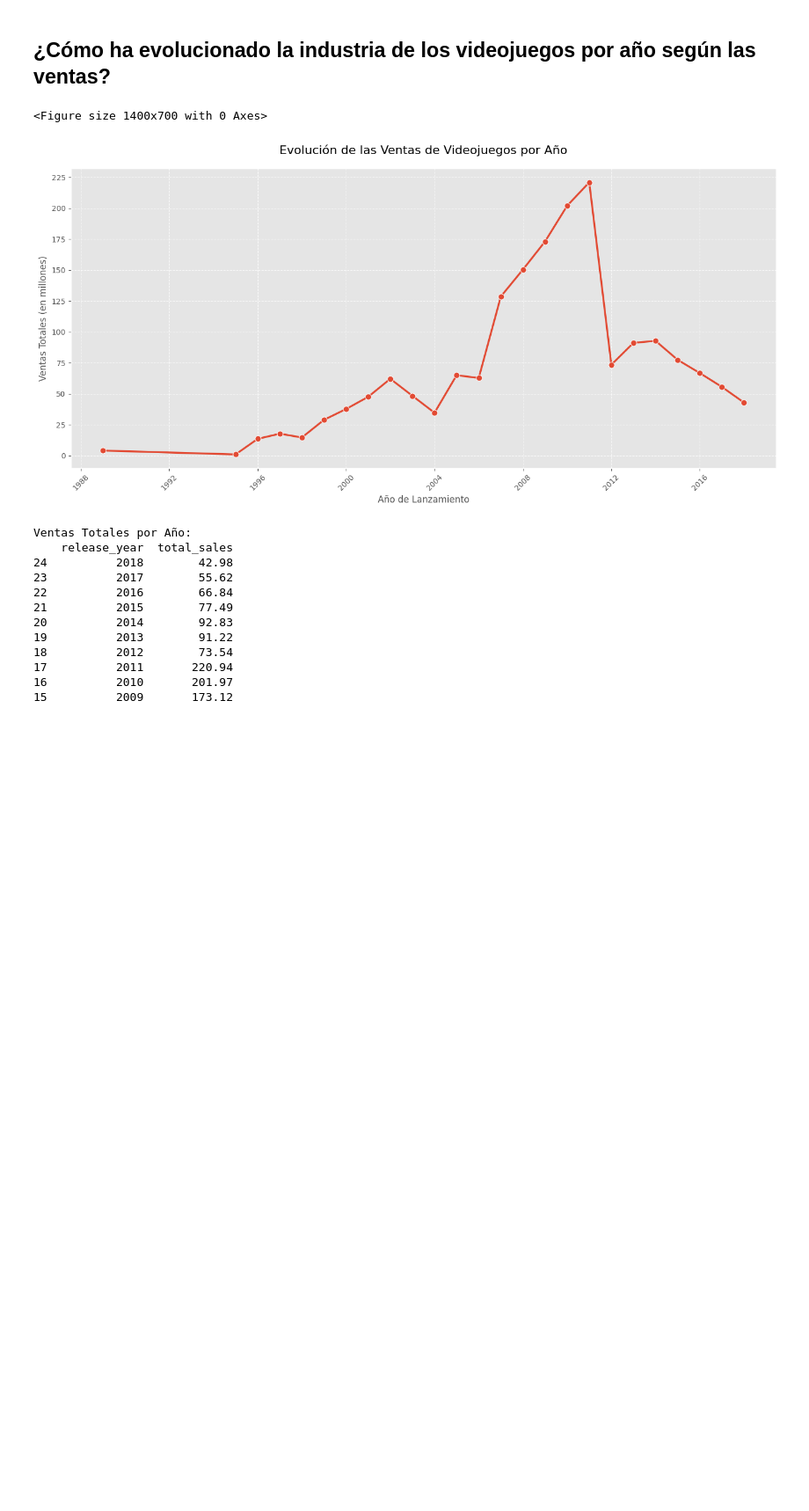
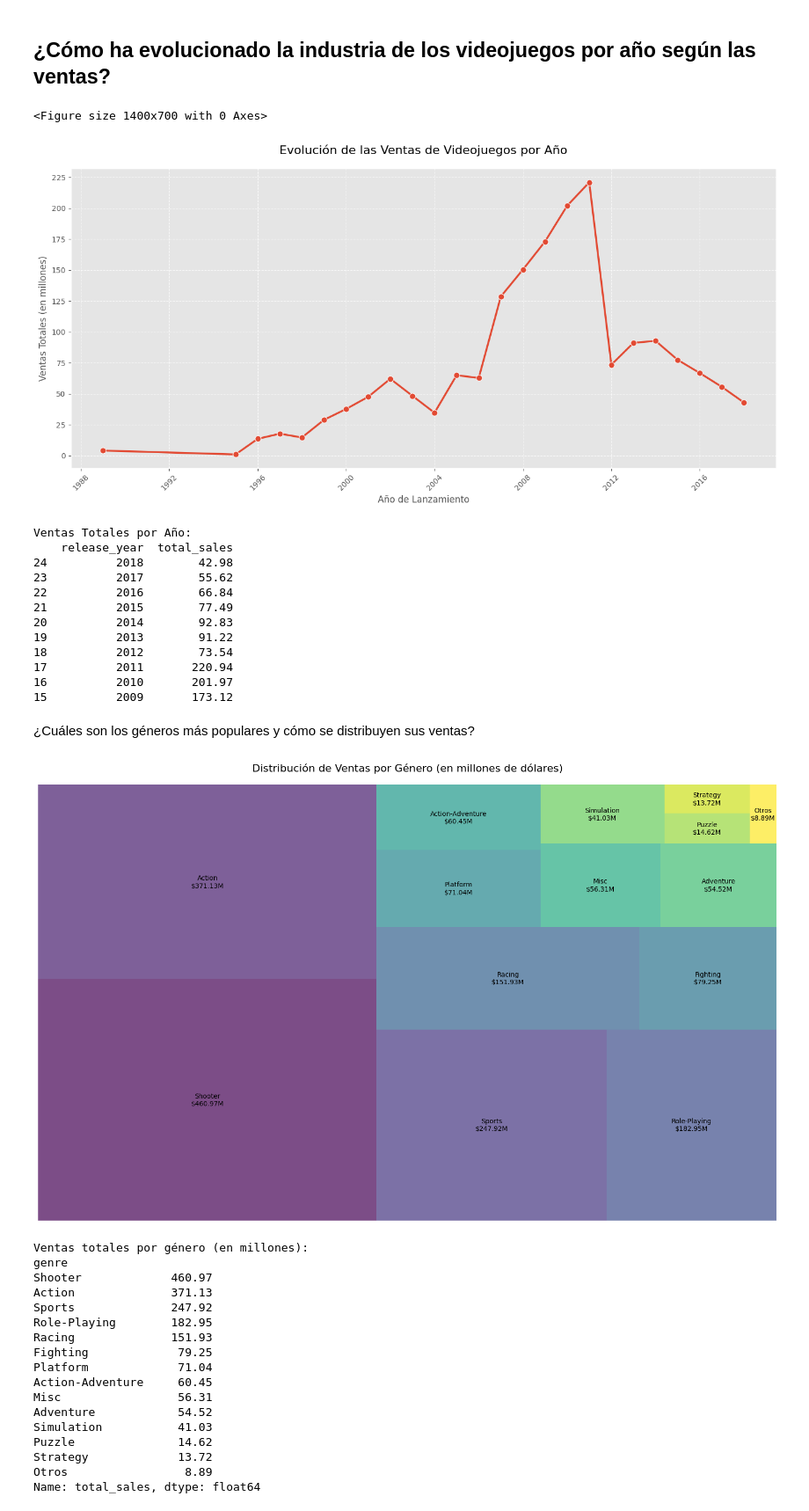
Before and after one commit to CamiloCuenca/Parcial-1-Visualizacion-Datos, a Jupyter notebook: Parcial1.ipynb, the cells around one changed output. Shown at 88% size. Drawn from its saved outputs; the diff is of its cells as text; code cells hidden in the pictures; blank space fills up the shorter version.

```diff
--- a/Parcial1.ipynb
+++ b/Parcial1.ipynb
@@ -178,3 +180,68 @@ Ventas Totales por Año:
 17          2011       220.94
 16          2010       201.97
 15          2009       173.12
+# %% [markdown]
+¿Cuáles son los géneros más populares y cómo se distribuyen sus ventas?
+# %%
+import numpy as np
+import squarify
+import matplotlib.pyplot as plt
+import seaborn as sns
+
+# 1. Obtener datos de ventas por género
+genre_sales = df_cleaned.groupby('genre')['total_sales'].sum().sort_values(ascending=False)
+
+# 2. Agrupar géneros menores a 10M en "Otros"
+threshold = 10.0
+small_genres = genre_sales[genre_sales < threshold]
+if len(small_genres) > 0:
+    other_sales = small_genres.sum()
+    genre_sales = genre_sales[genre_sales >= threshold]
+    genre_sales['Otros'] = other_sales
+
+# 3. Ordenar nuevamente
+genre_sales = genre_sales.sort_values(ascending=False)
+
+# 4. Configurar el tamaño de la figura
+plt.figure(figsize=(16, 10))
+
+# 5. Crear el treemap
+colors = plt.cm.viridis(np.linspace(0, 1, len(genre_sales)))
+squarify.plot(sizes=genre_sales.values,
+              label=[f'{label}\n${value:,.2f}M' for label, value in zip(genre_sales.index, genre_sales.values)],
+              color=colors,
+              alpha=0.7,
+              text_kwargs={'fontsize':10})
+
+# 6. Añadir título
+plt.title('Distribución de Ventas por Género (en millones de dólares)', fontsize=16, pad=20)
+
+# 7. Eliminar ejes
+plt.axis('off')
+
+# 8. Mostrar el gráfico
+plt.tight_layout()
+plt.show()
+
+# 9. Mostrar tabla con los datos
+print("\nVentas totales por género (en millones):")
+print(genre_sales.round(2))
+# %% [output]
+[figure, added]
+Ventas totales por género (en millones):
+genre
+Shooter             460.97
+Action              371.13
+Sports              247.92
+Role-Playing        182.95
+Racing              151.93
+Fighting             79.25
+Platform             71.04
+Action-Adventure     60.45
+Misc                 56.31
+Adventure            54.52
+Simulation           41.03
+Puzzle               14.62
+Strategy             13.72
+Otros                 8.89
+Name: total_sales, dtype: float64
```
Also changed, not shown: parts of 6 cells of this notebook.
